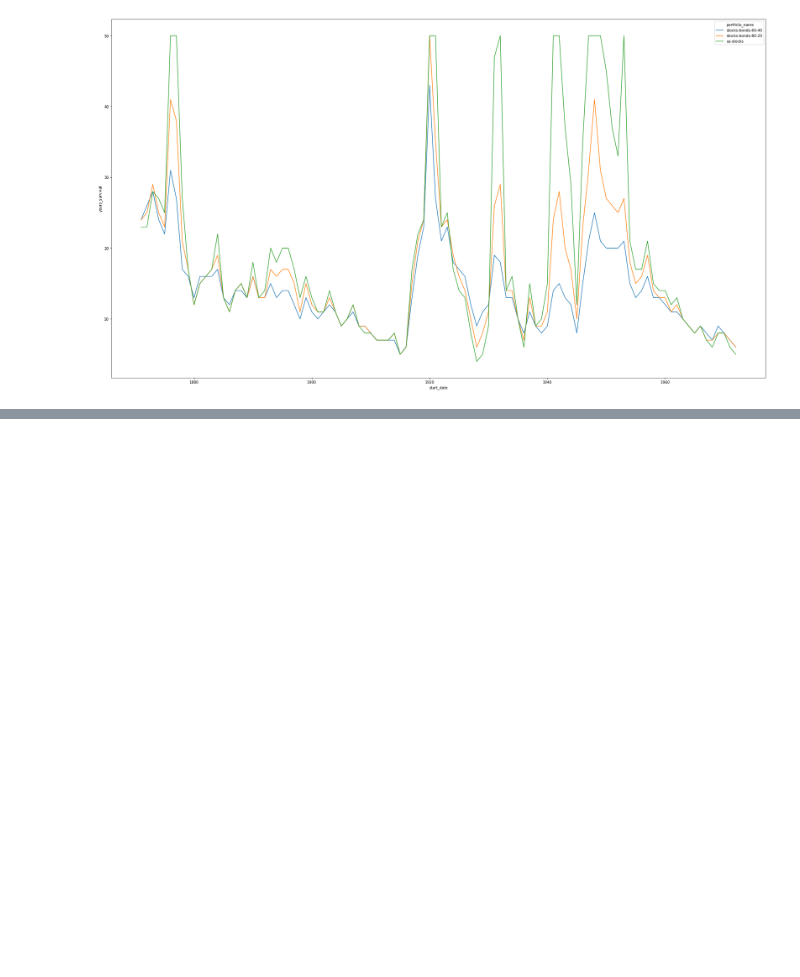
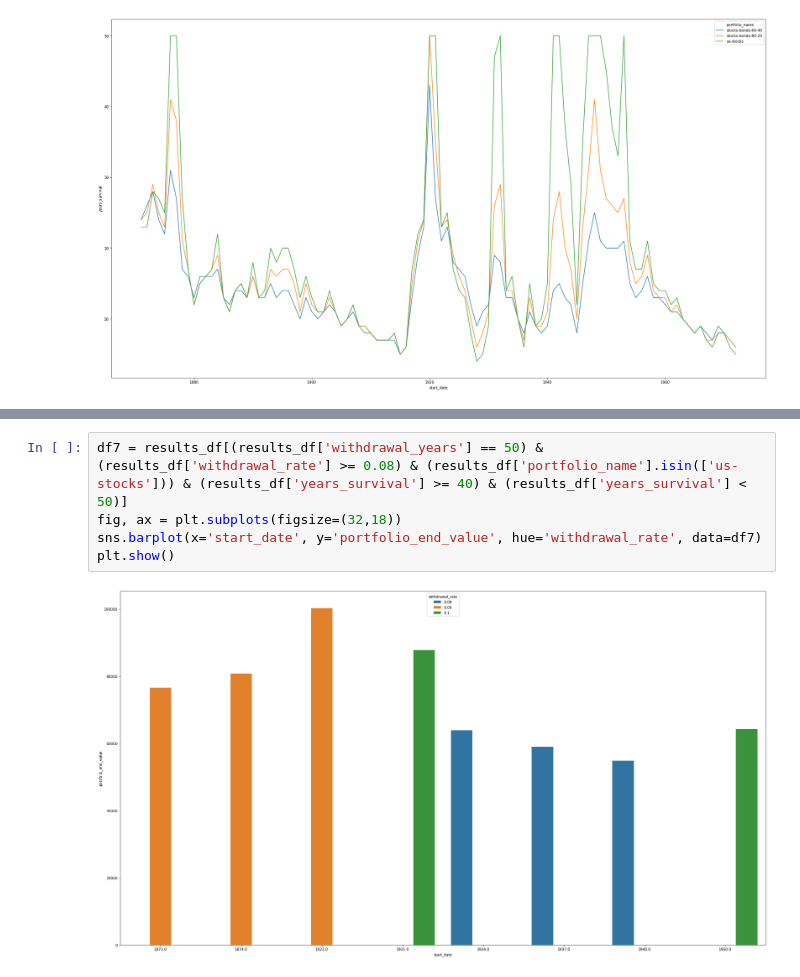
Before and after one commit to AcollaMolla/investment-analysis, a Jupyter notebook: portfolio_withdrawal_analysis_etf.ipynb, the cells around one changed output, grey strips where cells are left out. Drawn from its saved outputs; the diff is of its cells as text; blank space fills up the shorter version.

```diff
--- a/portfolio_withdrawal_analysis_etf.ipynb
+++ b/portfolio_withdrawal_analysis_etf.ipynb
@@ -291,0 +310,7 @@ plt.show()
+# %%
+df7 = results_df[(results_df['withdrawal_years'] == 50) & (results_df['withdrawal_rate'] >= 0.08) & (results_df['portfolio_name'].isin(['us-stocks'])) & (results_df['years_survival'] >= 40) & (results_df['years_survival'] < 50)]
+fig, ax = plt.subplots(figsize=(32,18))
+sns.barplot(x='start_date', y='portfolio_end_value', hue='withdrawal_rate', data=df7)
+plt.show()
+# %% [output]
+[figure, added]
```
Also changed, not shown: parts of 6 cells of this notebook.
